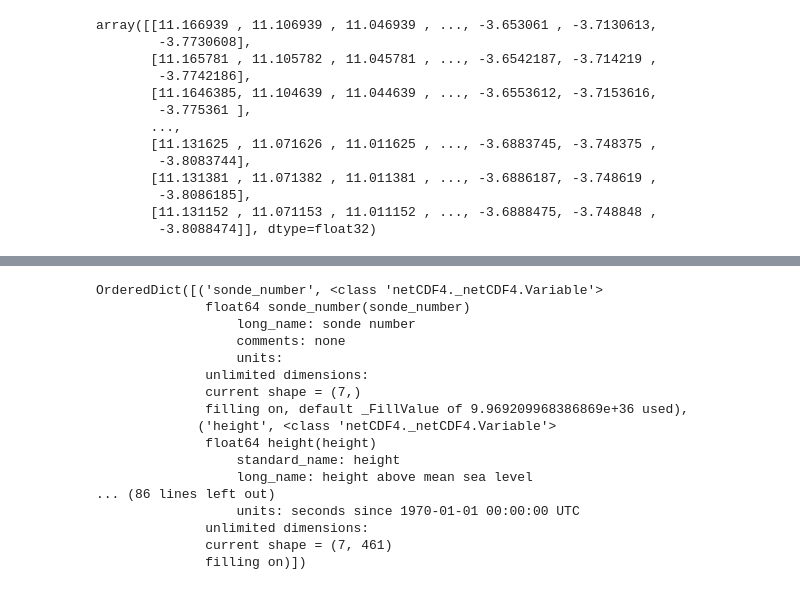
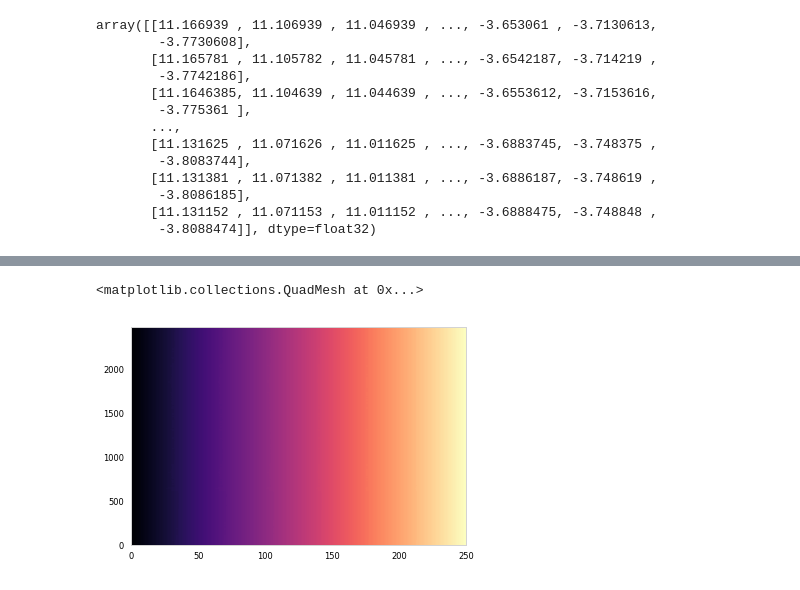
Before and after one commit to simonpf/ismar_combined, a Jupyter notebook: notebooks/first_look.ipynb, the cells around one changed output, grey strips where cells are left out. Saved outputs shown, nothing was run; the diff lists cells and outputs as text; code cells hidden in the pictures.

```diff
--- a/notebooks/first_look.ipynb
+++ b/notebooks/first_look.ipynb
@@ -164,20 +313,7 @@ plt.ylim([0, 10])
-# %%
-halo_sonde.variables
-# %% [output]
-OrderedDict([('sonde_number', <class 'netCDF4._netCDF4.Variable'>
-              float64 sonde_number(sonde_number)
-                  long_name: sonde number
-                  comments: none
-                  units:
-              unlimited dimensions:
-              current shape = (7,)
-              filling on, default _FillValue of 9.969209968386869e+36 used),
-             ('height', <class 'netCDF4._netCDF4.Variable'>
-              float64 height(height)
-                  standard_name: height
-                  long_name: height above mean sea level
-... (86 lines left out)
-                  units: seconds since 1970-01-01 00:00:00 UTC
-              unlimited dimensions:
-              current shape = (7, 461)
-              filling on)])
+# %%
+z2d = rasta_radar.variables["height_2D"][i_start : i_end, :]
+# %%
+plt.pcolormesh(z2d - rasta_z)
+# %% [output]
+<matplotlib.collections.QuadMesh at 0x...>
+[figure, added]
```
Also changed, not shown: parts of 38 cells of this notebook.
